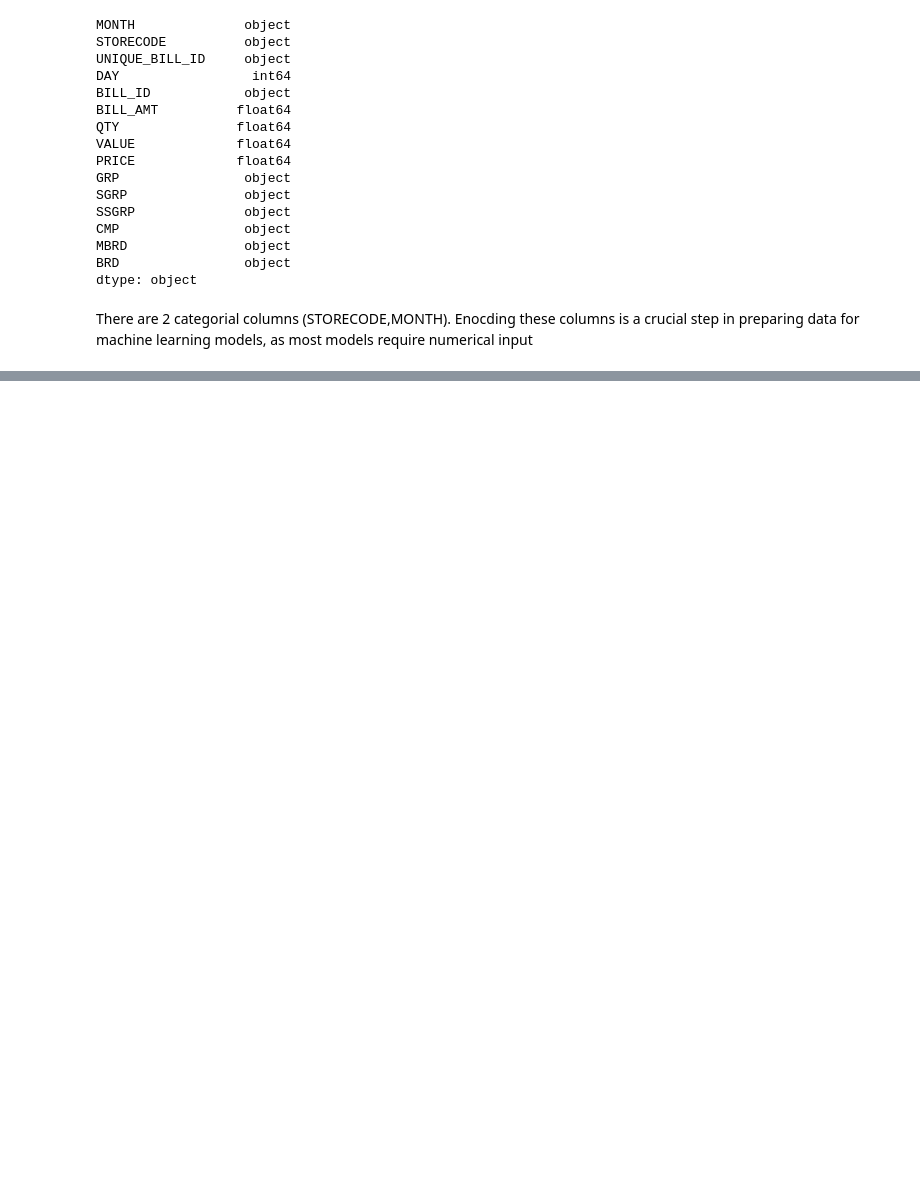
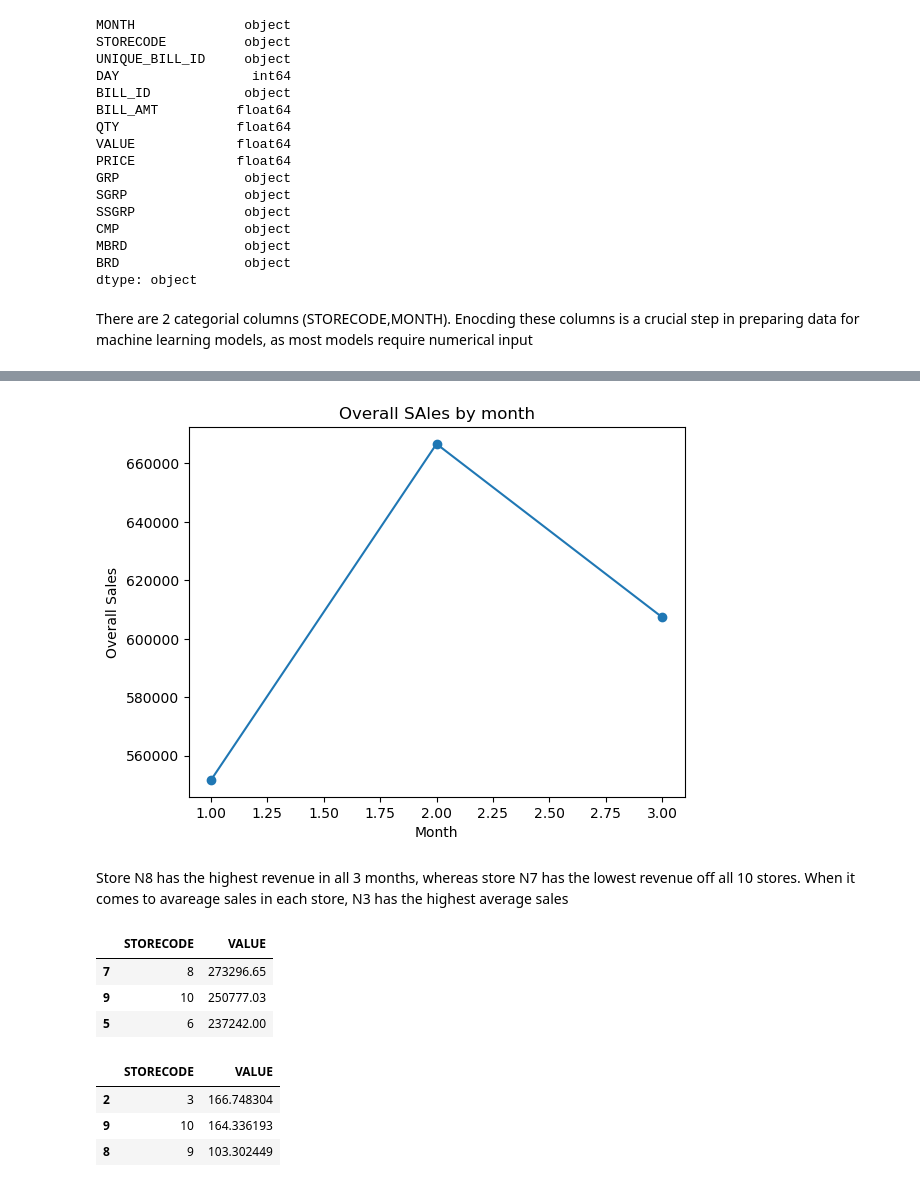
Before and after one commit to shriansh8619/EDA_Customer_Behavior, a Jupyter notebook: EDA_Customer_Behav.ipynb, the cells around one changed output, grey strips where cells are left out. Drawn from its saved outputs; the diff is of its cells as text; code cells hidden in the pictures; blank space fills up the shorter version.

```diff
--- a/EDA_Customer_Behav.ipynb
+++ b/EDA_Customer_Behav.ipynb
@@ -230,0 +265,9 @@ Name: MONTH, Length: 26895, dtype: int32
+# %%
+sales_by_month=df.groupby('MONTH')['VALUE'].sum()
+sales_by_month.plot(kind='line',marker='o')
+plt.xlabel('Month')
+plt.ylabel('Overall Sales')
+plt.title('Overall SAles by month')
+plt.show()
+# %% [output]
+[figure, added]
@@ -230,0 +276,20 @@ Name: MONTH, Length: 26895, dtype: int32
+# %% [markdown]
+Store N8 has the highest revenue in all 3 months, whereas store N7 has the lowest revenue off all 10 stores. When it comes to avareage sales in each store, N3 has the highest average sales
+# %%
+sales_per_store = df.groupby('STORECODE')['VALUE'].sum().reset_index()
+sales_per_store.sort_values(by='VALUE',ascending=False,inplace=True)
+sales_per_store.head(3)
+# %% [output]
+|  | STORECODE | VALUE |
+| 7 | 8 | 273296.65 |
+| 9 | 10 | 250777.03 |
+| 5 | 6 | 237242.00 |
+# %%
+Average_sales_per_store = df.groupby('STORECODE')['VALUE'].mean().reset_index()
+Average_sales_per_store.sort_values(by='VALUE',ascending=False,inplace=True)
+Average_sales_per_store.head(3)
+# %% [output]
+|  | STORECODE | VALUE |
+| 2 | 3 | 166.748304 |
+| 9 | 10 | 164.336193 |
+| 8 | 9 | 103.302449 |
```
Also changed, not shown: parts of 24 cells of this notebook.
